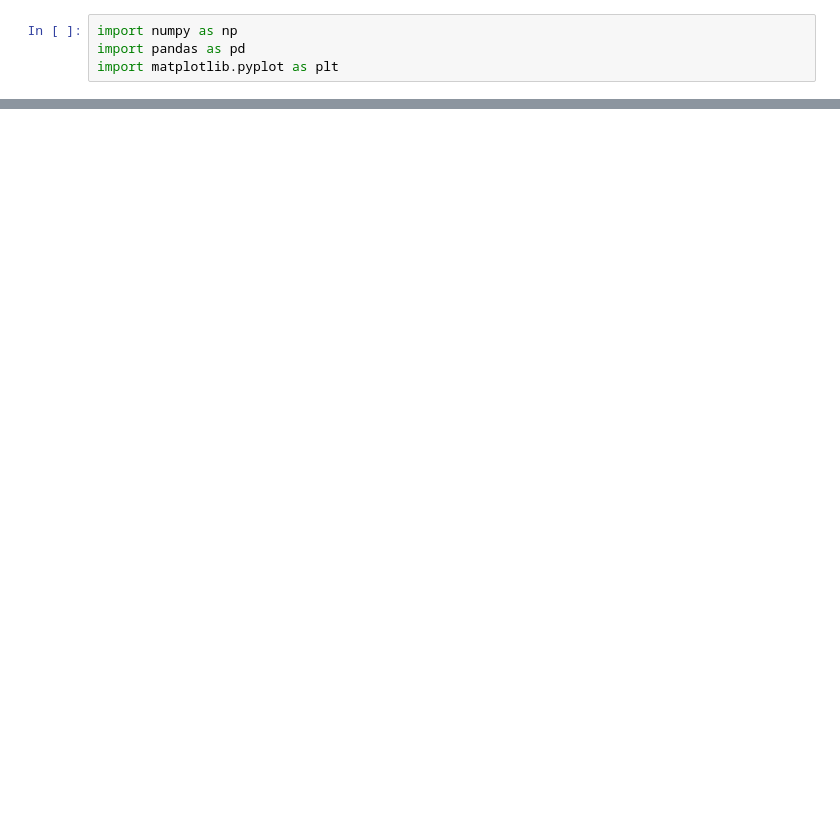
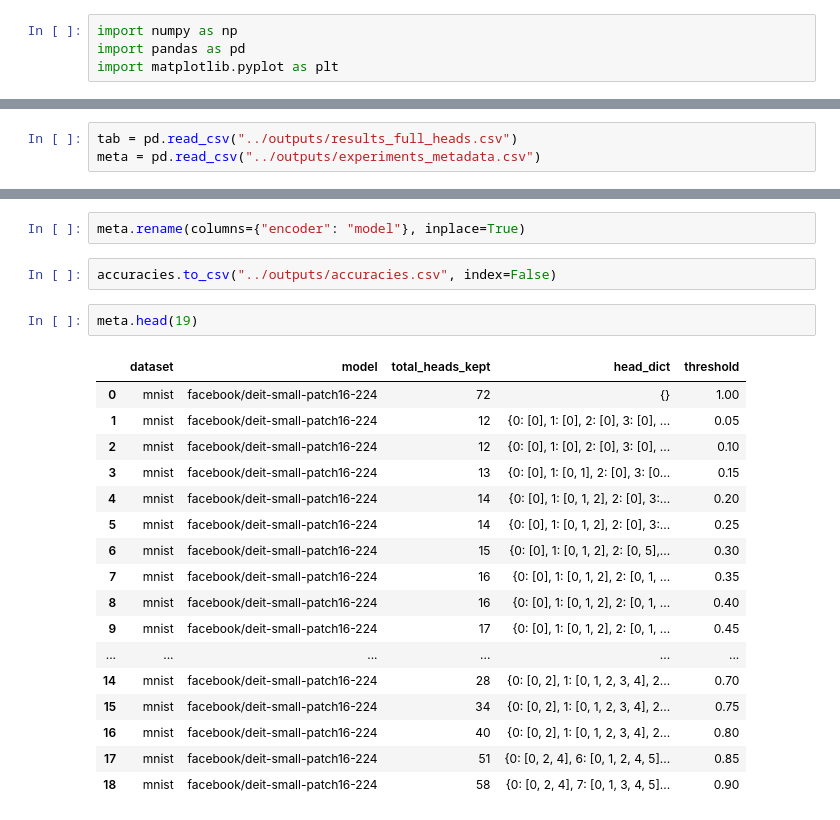
Before and after one commit to WylieMabel/toast-extensions, a Jupyter notebook: src/heads/notebooks/heads.ipynb, the cells around one changed output, grey strips where cells are left out. Saved outputs shown, nothing was run; the diff lists cells and outputs as text; blank space fills up the shorter version.

```diff
--- a/src/heads/notebooks/heads.ipynb
+++ b/src/heads/notebooks/heads.ipynb
@@ -86,0 +110,3 @@ tab
+# %%
+tab = pd.read_csv("../outputs/results_full_heads.csv")
+meta = pd.read_csv("../outputs/experiments_metadata.csv")
@@ -86,0 +122,24 @@ tab
+# %%
+meta.rename(columns={"encoder": "model"}, inplace=True)
+# %%
+accuracies.to_csv("../outputs/accuracies.csv", index=False)
+# %%
+meta.head(19)
+# %% [output]
+|  | dataset | model | total_heads_kept | head_dict | threshold |
+| 0 | mnist | facebook/deit-small-patch16-224 | 72 | {} | 1.00 |
+| 1 | mnist | facebook/deit-small-patch16-224 | 12 | {0: [0], 1: [0], 2: [0], 3: [0], ... | 0.05 |
+| 2 | mnist | facebook/deit-small-patch16-224 | 12 | {0: [0], 1: [0], 2: [0], 3: [0], ... | 0.10 |
+| 3 | mnist | facebook/deit-small-patch16-224 | 13 | {0: [0], 1: [0, 1], 2: [0], 3: [0... | 0.15 |
+| 4 | mnist | facebook/deit-small-patch16-224 | 14 | {0: [0], 1: [0, 1, 2], 2: [0], 3:... | 0.20 |
+| 5 | mnist | facebook/deit-small-patch16-224 | 14 | {0: [0], 1: [0, 1, 2], 2: [0], 3:... | 0.25 |
+| 6 | mnist | facebook/deit-small-patch16-224 | 15 | {0: [0], 1: [0, 1, 2], 2: [0, 5],... | 0.30 |
+| 7 | mnist | facebook/deit-small-patch16-224 | 16 | {0: [0], 1: [0, 1, 2], 2: [0, 1, ... | 0.35 |
+| 8 | mnist | facebook/deit-small-patch16-224 | 16 | {0: [0], 1: [0, 1, 2], 2: [0, 1, ... | 0.40 |
+| 9 | mnist | facebook/deit-small-patch16-224 | 17 | {0: [0], 1: [0, 1, 2], 2: [0, 1, ... | 0.45 |
+| ... | ... | ... | ... | ... | ... |
+| 14 | mnist | facebook/deit-small-patch16-224 | 28 | {0: [0, 2], 1: [0, 1, 2, 3, 4], 2... | 0.70 |
+| 15 | mnist | facebook/deit-small-patch16-224 | 34 | {0: [0, 2], 1: [0, 1, 2, 3, 4], 2... | 0.75 |
+| 16 | mnist | facebook/deit-small-patch16-224 | 40 | {0: [0, 2], 1: [0, 1, 2, 3, 4], 2... | 0.80 |
+| 17 | mnist | facebook/deit-small-patch16-224 | 51 | {0: [0, 2, 4], 6: [0, 1, 2, 4, 5]... | 0.85 |
+| 18 | mnist | facebook/deit-small-patch16-224 | 58 | {0: [0, 2, 4], 7: [0, 1, 3, 4, 5]... | 0.90 |
```
Also changed, not shown: parts of 12 cells of this notebook, 33 other files.
